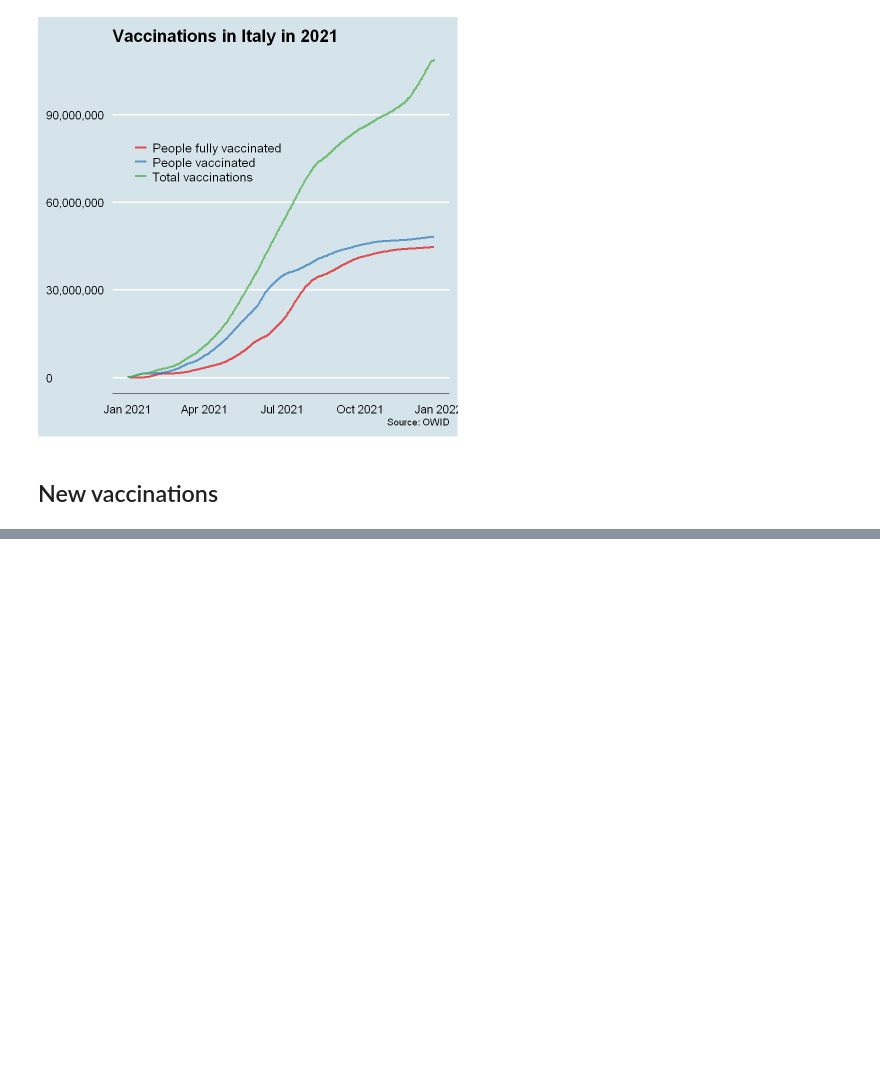
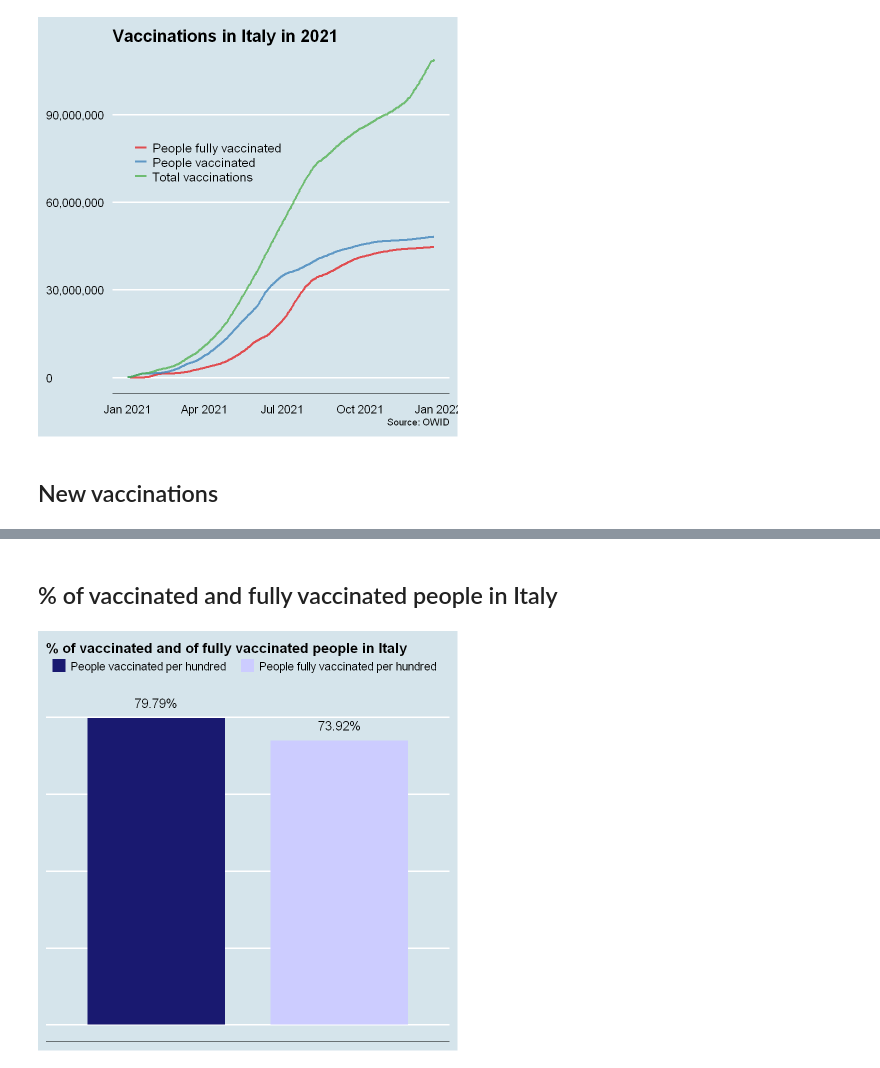
Before and after one commit to JacopoMalatesta/covid_cloud_database, a Jupyter notebook: 02 - Querying and visualizing the database with SQL and R.ipynb, the cells around one changed output, grey strips where cells are left out. Cells and saved outputs as stored; diff of their text form; code cells hidden in the pictures; blank space fills up the shorter version.

```diff
--- a/02 - Querying and visualizing the database with SQL and R.ipynb
+++ b/02 - Querying and visualizing the database with SQL and R.ipynb
@@ -245,0 +246,30 @@ theme(legend.position = 'bottom',
+# %% [markdown]
+## % of vaccinated and fully vaccinated people in Italy
+# %%
+query  <- "SELECT people_vaccinated_per_hundred, people_fully_vaccinated_per_hundred
+           FROM covid
+           WHERE location = 'Italy' AND
+           date = '2021-12-27'"
+
+dbGetQuery(conn = con, statement = query) %>%
+pivot_longer(cols = c(people_vaccinated_per_hundred, people_fully_vaccinated_per_hundred),
+             names_to = "names",
+             values_to = "values") %>%
+ggplot(aes(x = fct_reorder(names, desc(values)), y = values, fill = names)) +
+geom_col(width = 0.75) +
+geom_text(aes(label = paste0(values, "%")), size = 5.5, nudge_y = 4) +
+labs(title = "% of vaccinated and of fully vaccinated people in Italy") +
+theme_economist() +
+theme(axis.title.x = element_blank(),
+      axis.title.y = element_blank(),
+      axis.text.x = element_blank(),
+      axis.text.y = element_blank(),
+      axis.ticks.x = element_blank(),
+      legend.title = element_blank(),
+      legend.position = "top",
+      legend.direction = "horizontal") +
+scale_fill_manual(values = c("#191970", "#CCCCFF"),
+                  limits= c("people_vaccinated_per_hundred", "people_fully_vaccinated_per_hundred"),
+                  labels = c("People vaccinated per hundred", "People fully vaccinated per hundred"))
+# %% [output]
+[figure, added]
```
Also changed, not shown: parts of 1 cell of this notebook.
